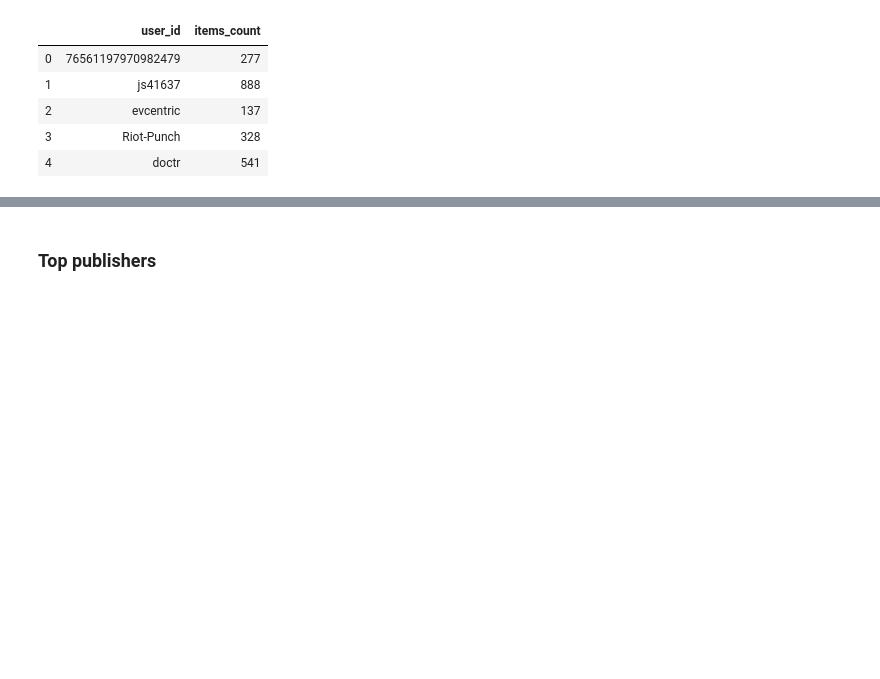
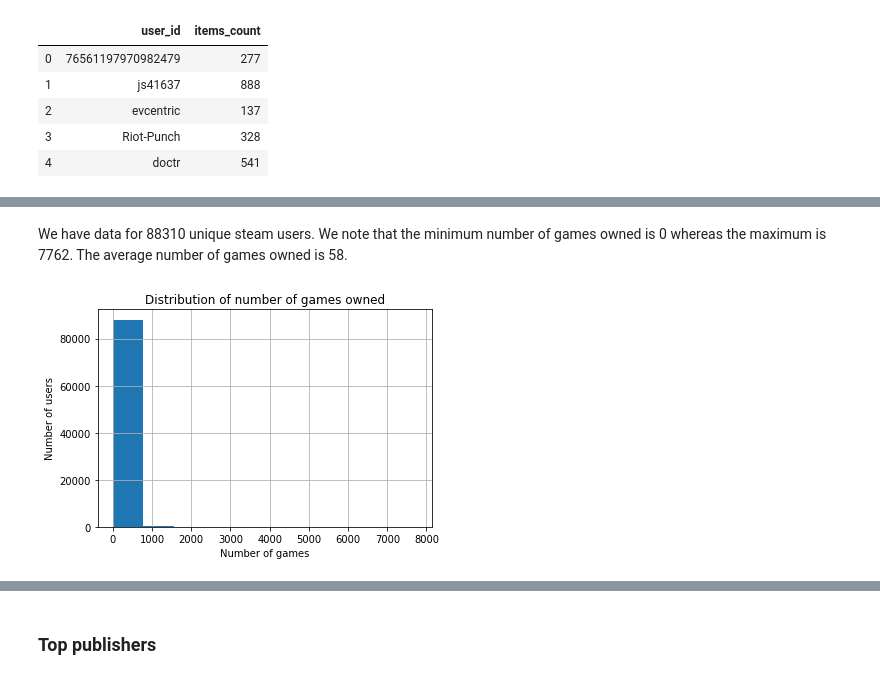
Before and after one commit to nadinezab/video-game-recs, a Jupyter notebook: 3-Data-Exploration.ipynb, the cells around one changed output, grey strips where cells are left out. Cells and saved outputs as stored; diff of their text form; code cells hidden in the pictures; blank space fills up the shorter version.

Commit message:
Add: price and num games explored

```diff
--- a/3-Data-Exploration.ipynb
+++ b/3-Data-Exploration.ipynb
@@ -206,0 +223,11 @@ numgames.head()
+# %% [markdown]
+We have data for 88310 unique steam users. We note that the minimum number of games owned is 0 whereas the maximum is 7762. The average number of games owned is 58.
+# %%
+# Plot distribution of `items_count`
+numgames['items_count'].hist()
+plt.title('Distribution of number of games owned')
+plt.xlabel('Number of games')
+plt.ylabel('Number of users')
+plt.show()
+# %% [output]
+[figure, added]
```
Also changed, not shown: parts of 26 cells of this notebook.
